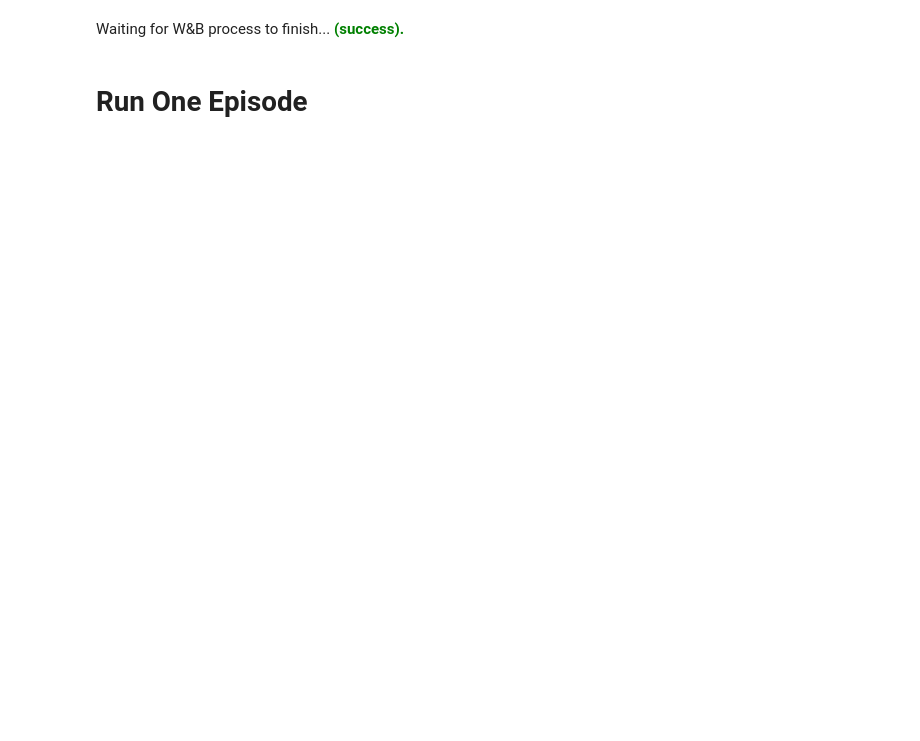
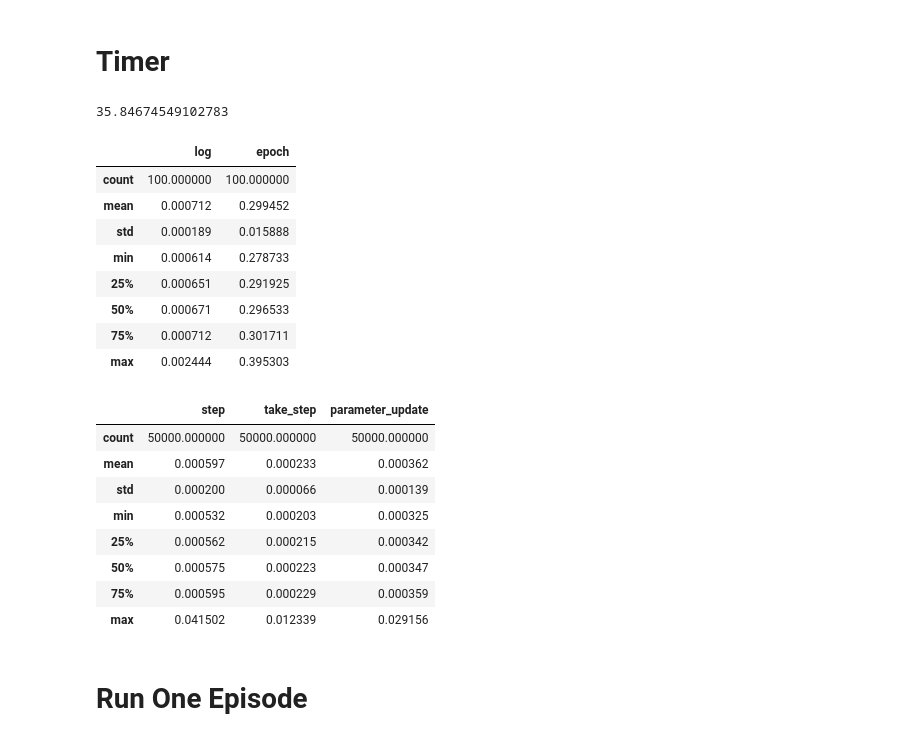
Before and after one commit to MartinGIgnatov/Policy_Gradien_Water_Tank, a Jupyter notebook: main.ipynb, the cells around one changed output. Drawn from its saved outputs; the diff is of its cells as text; code cells hidden in the pictures; blank space fills up the shorter version.

```diff
--- a/main.ipynb
+++ b/main.ipynb
@@ -118,7 +139,32 @@ Find logs at: .\wandb\run-20230428_142103-ad1ooenx\logs
-# %%
-wandb.finish()
-# %% [output]
-Waiting for W&B process to finish... (success).
+# %% [markdown]
+# Timer
+# %%
+df1 = pd.DataFrame({key: timer[key] for key in ["log", "epoch"]})
+df2 = pd.DataFrame({key: timer[key] for key in timer if key not in ["log", "epoch"]})
+
+print(total_time)
+display(df1.describe())
+df2.describe()
+# %% [output]
+35.84674549102783
+|  | log | epoch |
+| count | 100.000000 | 100.000000 |
+| mean | 0.000712 | 0.299452 |
+| std | 0.000189 | 0.015888 |
+| min | 0.000614 | 0.278733 |
+| 25% | 0.000651 | 0.291925 |
+| 50% | 0.000671 | 0.296533 |
+| 75% | 0.000712 | 0.301711 |
+| max | 0.002444 | 0.395303 |
+|  | step | take_step | parameter_update |
+| count | 50000.000000 | 50000.000000 | 50000.000000 |
+| mean | 0.000597 | 0.000233 | 0.000362 |
+| std | 0.000200 | 0.000066 | 0.000139 |
+| min | 0.000532 | 0.000203 | 0.000325 |
+| 25% | 0.000562 | 0.000215 | 0.000342 |
+| 50% | 0.000575 | 0.000223 | 0.000347 |
+| 75% | 0.000595 | 0.000229 | 0.000359 |
+| max | 0.041502 | 0.012339 | 0.029156 |
 # %% [markdown]
 # Run One Episode
 # %%
```
Also changed, not shown: parts of 7 cells of this notebook, 13 other files.
